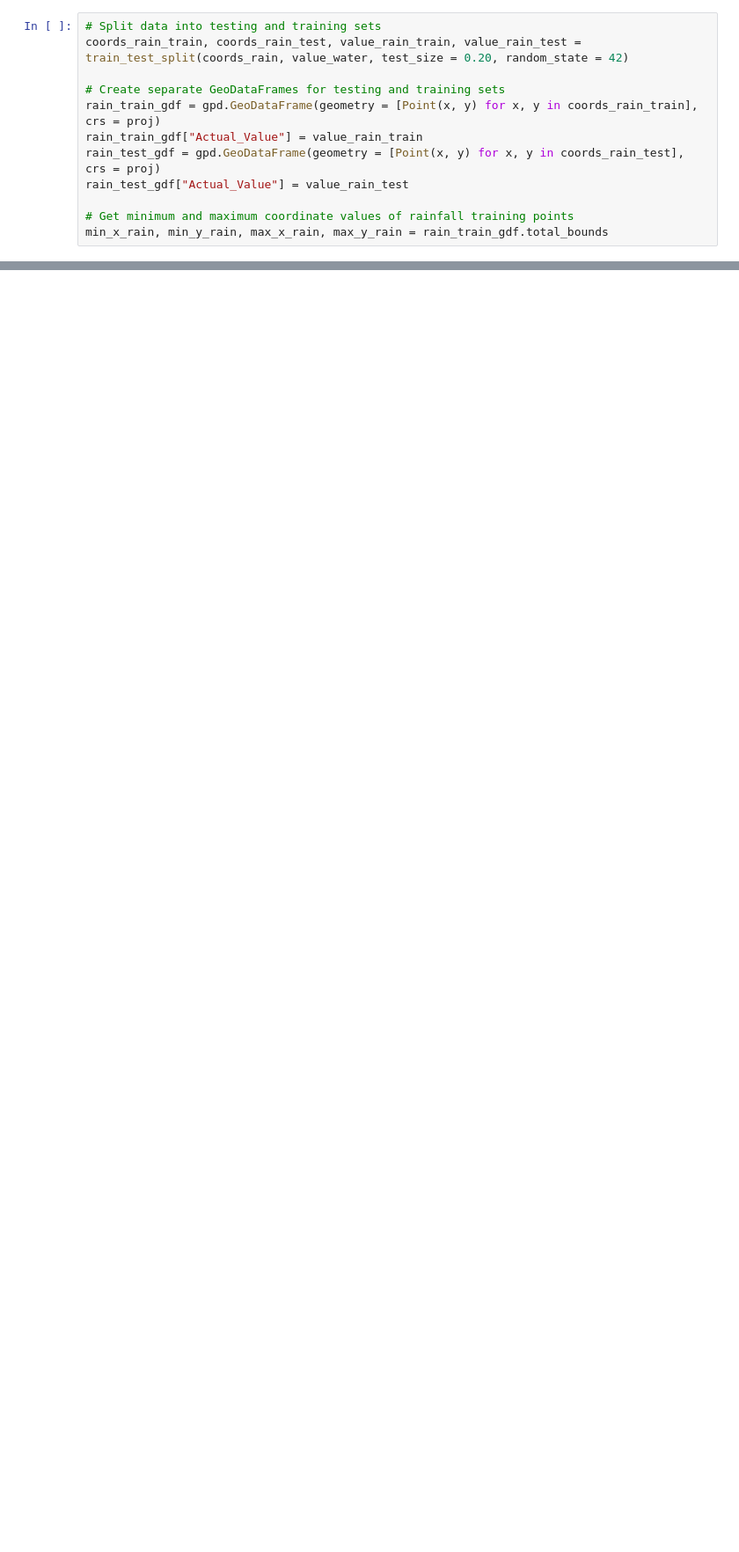
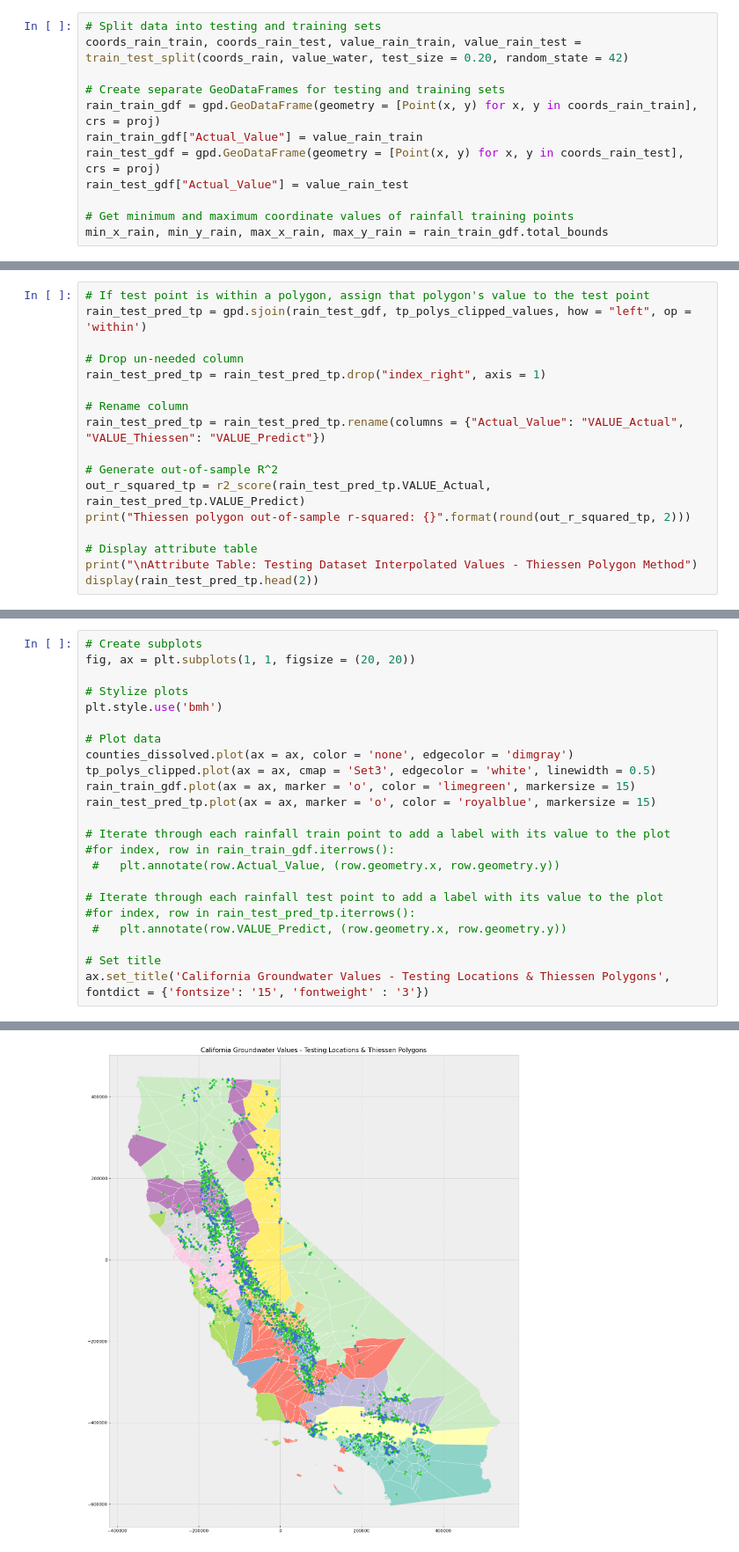
Before and after one commit to fivecheesetortellini/mozzarella, a Jupyter notebook: spatial_interpolation/ca_interpolations.ipynb, the cells around one changed output, grey strips where cells are left out. Shown at 88% size. Drawn from its saved outputs; the diff is of its cells as text; blank space fills up the shorter version.

```diff
--- a/spatial_interpolation/ca_interpolations.ipynb
+++ b/spatial_interpolation/ca_interpolations.ipynb
@@ -111,0 +189,17 @@ Text(0.5, 1.0, 'San Francisco Bay Area - Groundwater Measurement Locations')
+# %%
+# If test point is within a polygon, assign that polygon's value to the test point
+rain_test_pred_tp = gpd.sjoin(rain_test_gdf, tp_polys_clipped_values, how = "left", op = 'within')
+
+# Drop un-needed column
+rain_test_pred_tp = rain_test_pred_tp.drop("index_right", axis = 1)
+
+# Rename column
+rain_test_pred_tp = rain_test_pred_tp.rename(columns = {"Actual_Value": "VALUE_Actual", "VALUE_Thiessen": "VALUE_Predict"})
+
+# Generate out-of-sample R^2
+out_r_squared_tp = r2_score(rain_test_pred_tp.VALUE_Actual, rain_test_pred_tp.VALUE_Predict)
+print("Thiessen polygon out-of-sample r-squared: {}".format(round(out_r_squared_tp, 2)))
+
+# Display attribute table
+print("\nAttribute Table: Testing Dataset Interpolated Values - Thiessen Polygon Method")
+display(rain_test_pred_tp.head(2))
@@ -111,0 +213,24 @@ Text(0.5, 1.0, 'San Francisco Bay Area - Groundwater Measurement Locations')
+# %%
+# Create subplots
+fig, ax = plt.subplots(1, 1, figsize = (20, 20))
+
+# Stylize plots
+plt.style.use('bmh')
+
+# Plot data
+counties_dissolved.plot(ax = ax, color = 'none', edgecolor = 'dimgray')
+tp_polys_clipped.plot(ax = ax, cmap = 'Set3', edgecolor = 'white', linewidth = 0.5)
+rain_train_gdf.plot(ax = ax, marker = 'o', color = 'limegreen', markersize = 15)
+rain_test_pred_tp.plot(ax = ax, marker = 'o', color = 'royalblue', markersize = 15)
+
+# Iterate through each rainfall train point to add a label with its value to the plot
+#for index, row in rain_train_gdf.iterrows():
+ #   plt.annotate(row.Actual_Value, (row.geometry.x, row.geometry.y))
+
+# Iterate through each rainfall test point to add a label with its value to the plot
+#for index, row in rain_test_pred_tp.iterrows():
+ #   plt.annotate(row.VALUE_Predict, (row.geometry.x, row.geometry.y))
+
+# Set title
+ax.set_title('California Groundwater Values - Testing Locations & Thiessen Polygons', fontdict = {'fontsize': '15', 'fontweight' : '3'})
+# %% [output]
@@ -111,0 +238 @@ Text(0.5, 1.0, 'San Francisco Bay Area - Groundwater Measurement Locations')
+[figure, added]
```
Also changed, not shown: parts of 10 cells of this notebook.
